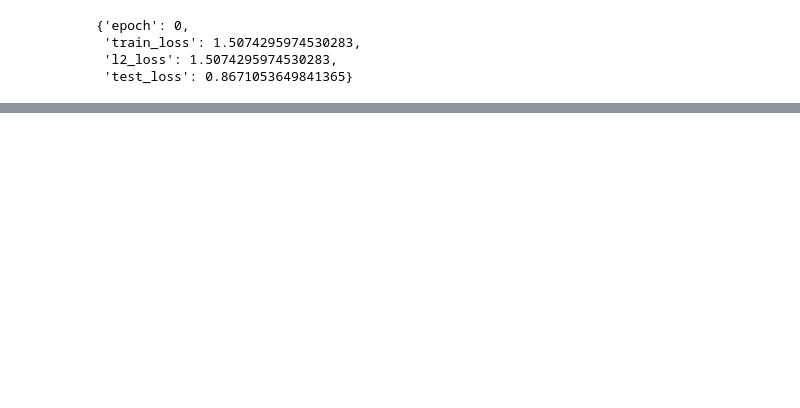
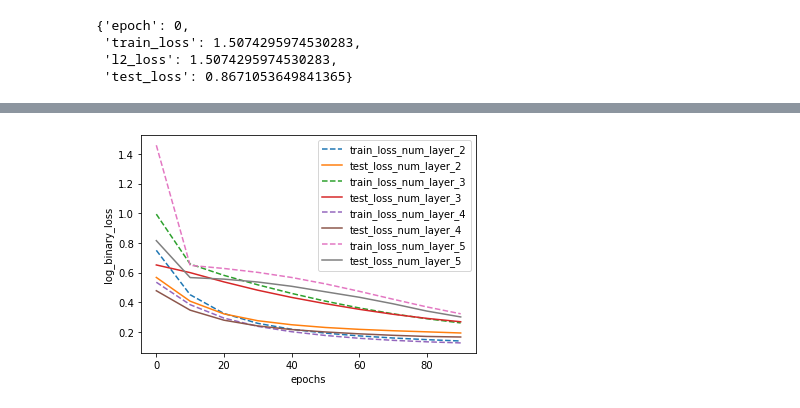
Before and after one commit to pwluzhicong/TinyTorch, a Jupyter notebook: analysis.ipynb, the cells around one changed output, grey strips where cells are left out. Cells and saved outputs as stored; diff of their text form; code cells hidden in the pictures; blank space fills up the shorter version.

```diff
--- a/analysis.ipynb
+++ b/analysis.ipynb
@@ -1,3 +1,6 @@
+# %%
+def get_plot_array(o, name):
+    return [group[name] for group in o["reports"]]
 # %%
 from train_utils import *
 results = {}
@@ -111,0 +146,19 @@ result["reports"][0]
+# %%
+# epochs = get_plot_array(results["Classification_Sigmoid_%s"% (2+1)], "epoch")
+# df = pd.DataFrame({"epoch": epochs})
+epochs = get_plot_array(results["Classification_Sigmoid_%s"% (2+1)], "epoch")
+df = pd.DataFrame({"epoch": epochs})
+for i in range(2,6):
+    o = results["Classification_Sigmoid_%s"% (i+1)]
+    x = get_plot_array(o, "epoch")
+    y1 = get_plot_array(o, "train_loss")
+    y2 = get_plot_array(o, "test_loss")
+
+    sns.lineplot(x=x, y=y1, legend="auto", label="train_loss_num_layer_%s" % i, linestyle="--")
+    sns.lineplot(x=x, y=y2, legend="auto", label="test_loss_num_layer_%s" % i)
+
+plt.xlabel("epochs")
+plt.ylabel("log_binary_loss")
+plt.savefig("figs/classfication/num_layer_with_epoch.png")
+# %% [output]
+[figure, added]
```
Also changed, not shown: parts of 10 cells of this notebook, 4 other files.
